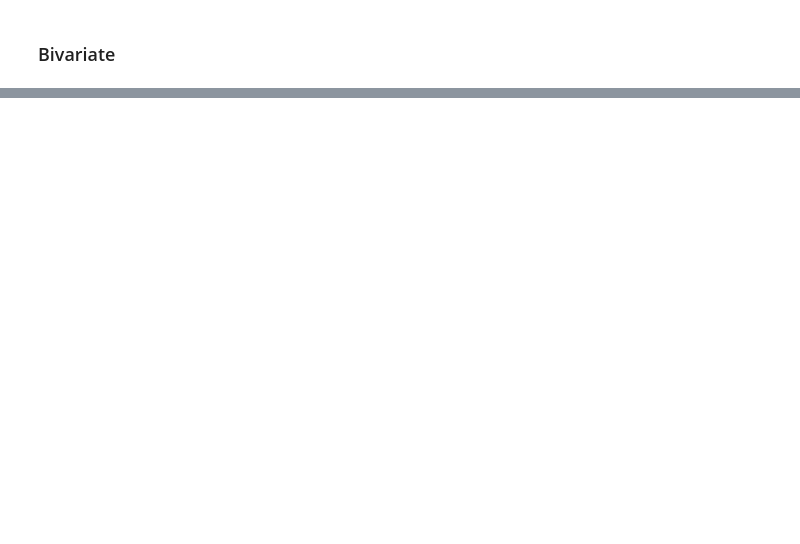
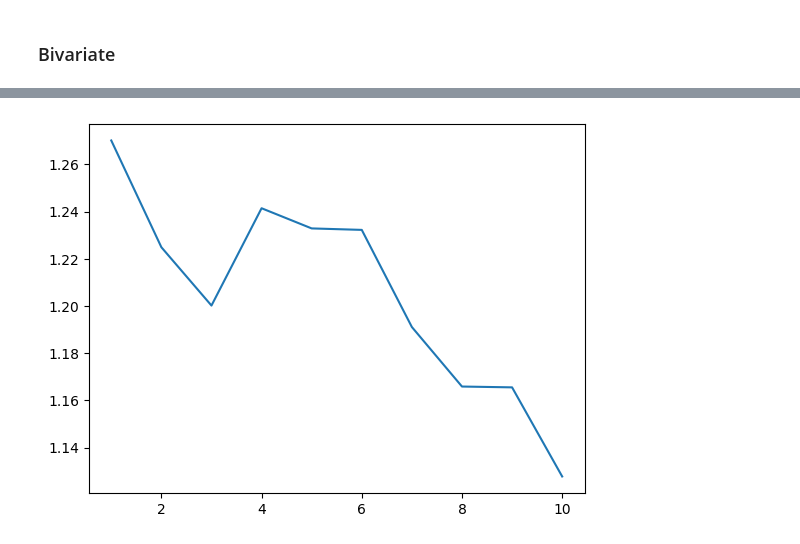
Before and after one commit to BogChamp/cryptocurrency_modelling, a Jupyter notebook: work.ipynb, the cells around one changed output, grey strips where cells are left out. Saved outputs shown, nothing was run; the diff lists cells and outputs as text; code cells hidden in the pictures; blank space fills up the shorter version.

```diff
--- a/work.ipynb
+++ b/work.ipynb
@@ -425,0 +521,5 @@ plt.show()
+# %%
+plt.plot(list(range(1, 11)), alphas.reshape(-1))
+plt.show()
+# %% [output]
+[figure, added]
```
Also changed, not shown: parts of 30 cells of this notebook.
